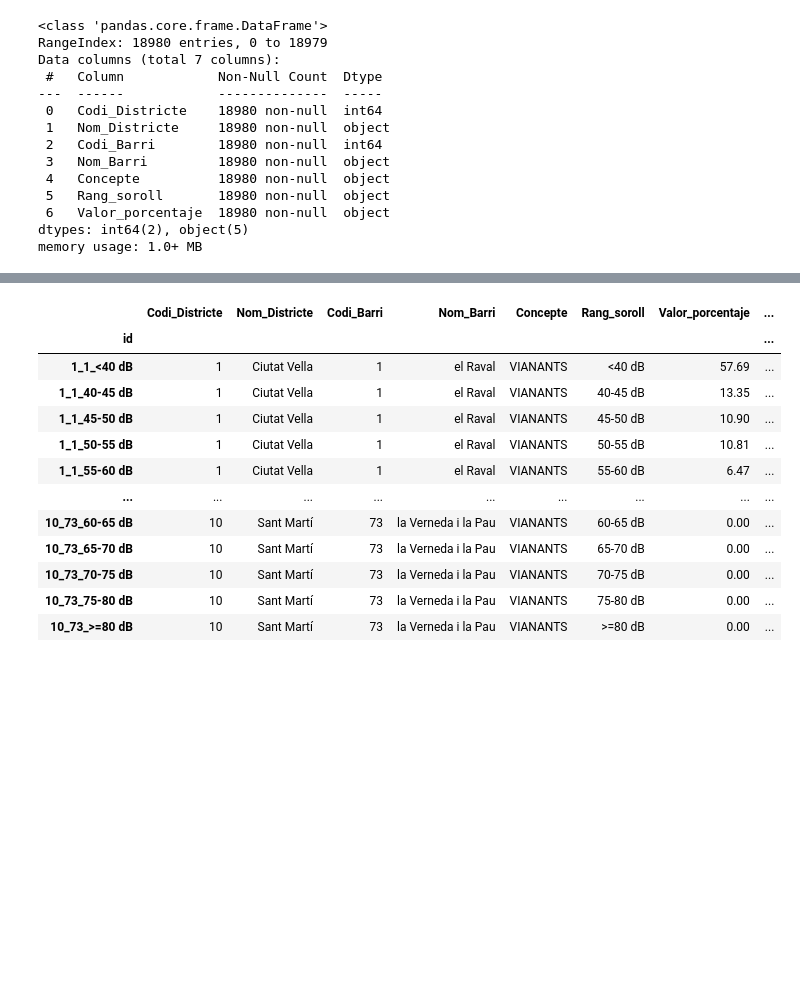
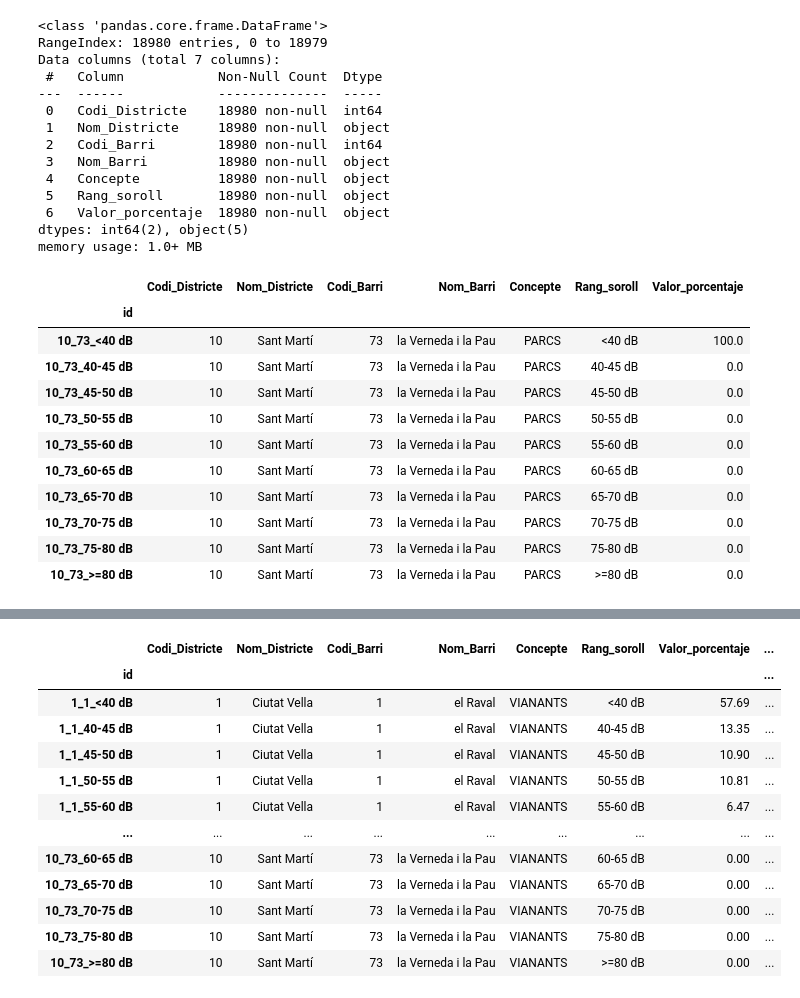
Before and after one commit to Sergiochueco/Hackato_JUMP2DIGITAL, a Jupyter notebook: Proyecto.ipynb, the cells around one changed output, grey strips where cells are left out. Saved outputs shown, nothing was run; the diff lists cells and outputs as text; code cells hidden in the pictures; blank space fills up the shorter version.

```diff
--- a/Proyecto.ipynb
+++ b/Proyecto.ipynb
@@ -652,3 +688,18 @@ df_poblacio['Valor_porcentaje'] = df_poblacio['Valor_porcentaje'].astype(float)
 df_poblacio['id'] = df_poblacio['Codi_Districte'].apply(str)  + "_" + df_poblacio['Codi_Barri'].apply(str) + "_" + df_poblacio['Rang_soroll']
 
 df_poblacio.set_index('id',inplace=True)
+# %%
+df_poblacio[(df_poblacio['Codi_Districte']==10) & (df_poblacio['Codi_Barri']==73)&(df_poblacio['Concepte']=='PARCS')]
+# %% [output]
+|  | Codi_Districte | Nom_Districte | Codi_Barri | Nom_Barri | Concepte | Rang_soroll | Valor_porcentaje |
+| id |  |  |  |  |  |  |  |
+| 10_73_<40 dB | 10 | Sant Martí | 73 | la Verneda i la Pau | PARCS | <40 dB | 100.0 |
+| 10_73_40-45 dB | 10 | Sant Martí | 73 | la Verneda i la Pau | PARCS | 40-45 dB | 0.0 |
+| 10_73_45-50 dB | 10 | Sant Martí | 73 | la Verneda i la Pau | PARCS | 45-50 dB | 0.0 |
+| 10_73_50-55 dB | 10 | Sant Martí | 73 | la Verneda i la Pau | PARCS | 50-55 dB | 0.0 |
+| 10_73_55-60 dB | 10 | Sant Martí | 73 | la Verneda i la Pau | PARCS | 55-60 dB | 0.0 |
+| 10_73_60-65 dB | 10 | Sant Martí | 73 | la Verneda i la Pau | PARCS | 60-65 dB | 0.0 |
+| 10_73_65-70 dB | 10 | Sant Martí | 73 | la Verneda i la Pau | PARCS | 65-70 dB | 0.0 |
+| 10_73_70-75 dB | 10 | Sant Martí | 73 | la Verneda i la Pau | PARCS | 70-75 dB | 0.0 |
+| 10_73_75-80 dB | 10 | Sant Martí | 73 | la Verneda i la Pau | PARCS | 75-80 dB | 0.0 |
+| 10_73_>=80 dB | 10 | Sant Martí | 73 | la Verneda i la Pau | PARCS | >=80 dB | 0.0 |
```
Also changed, not shown: parts of 25 cells of this notebook.
